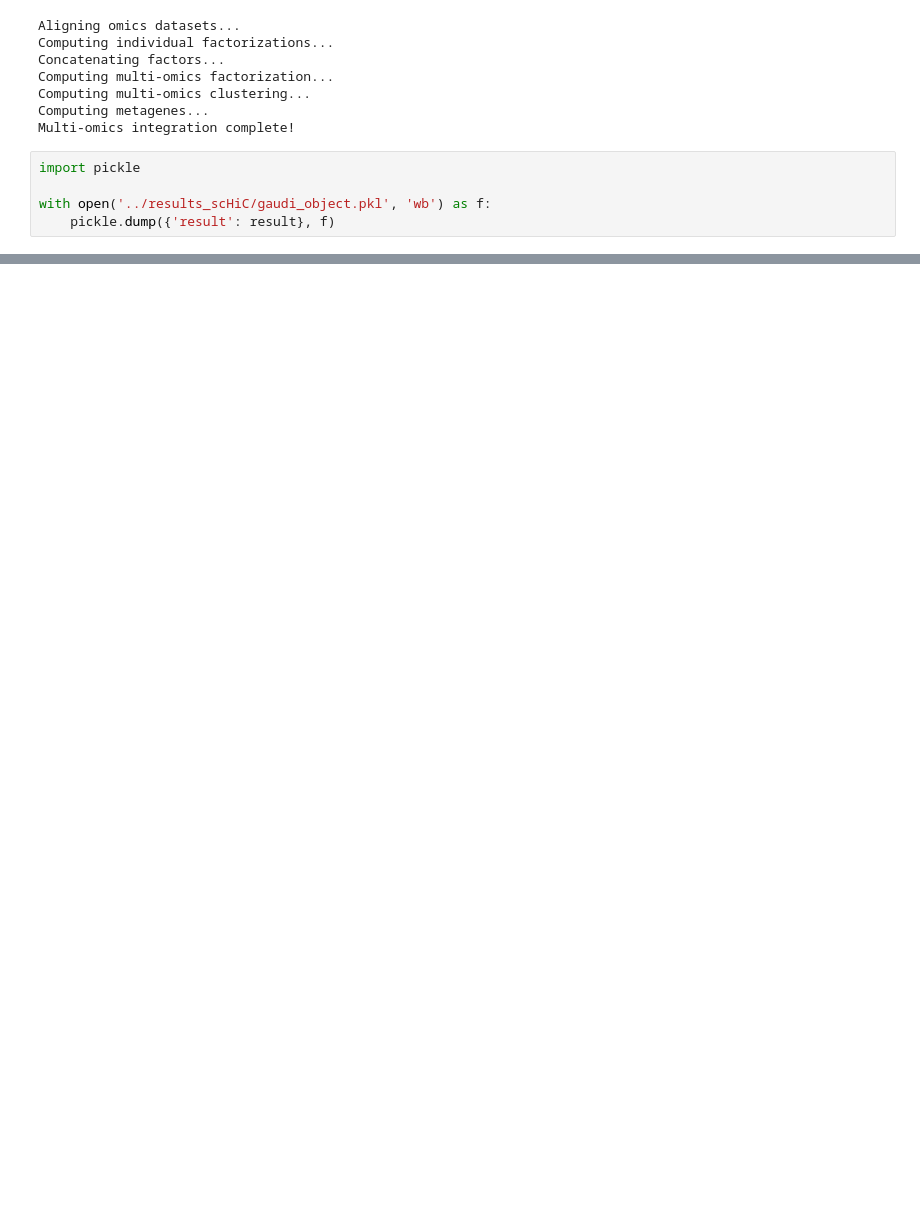
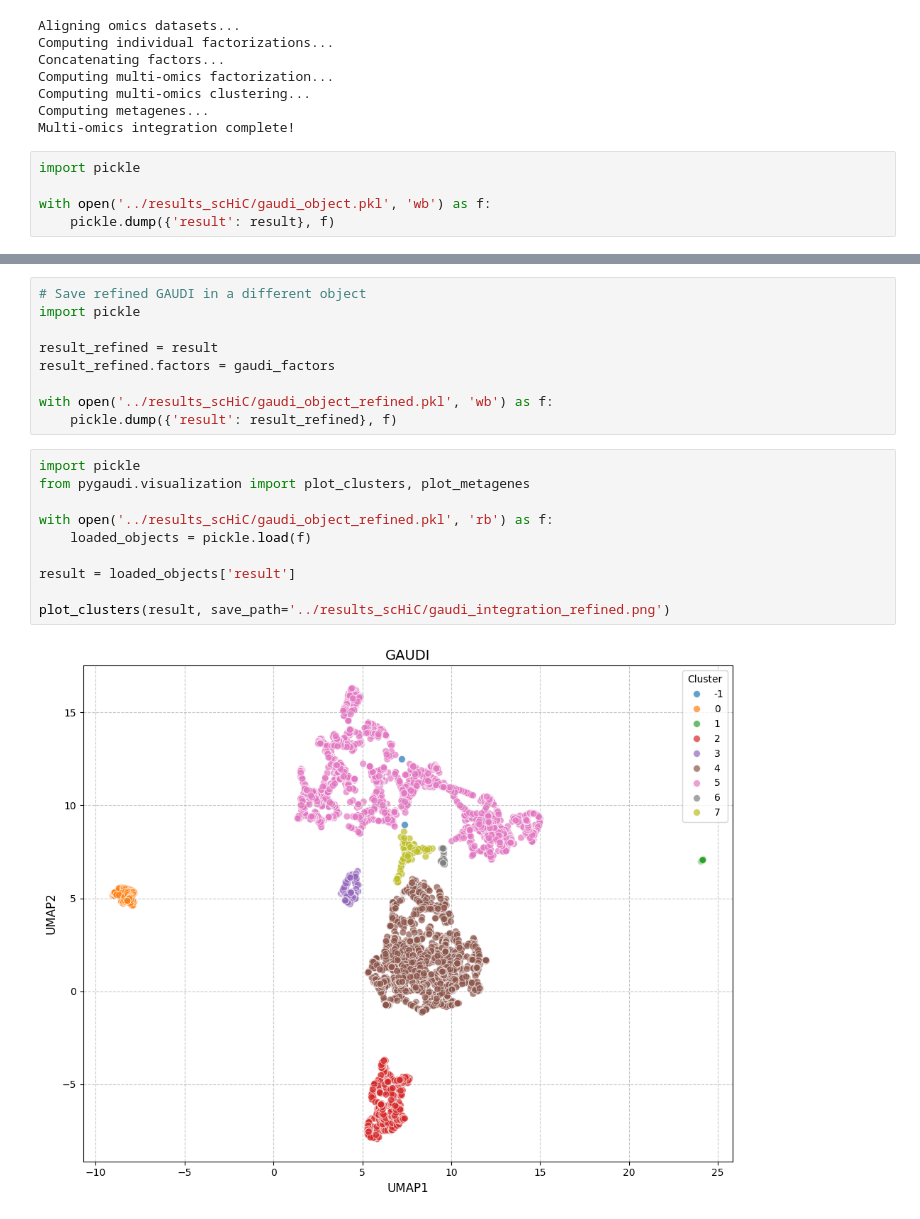
Before and after one commit to hirscheylab/umap_multiomics_integration, a Jupyter notebook: scripts/06_scHiC.ipynb, the cells around one changed output, grey strips where cells are left out. Saved outputs shown, nothing was run; the diff lists cells and outputs as text; blank space fills up the shorter version.

```diff
--- a/scripts/06_scHiC.ipynb
+++ b/scripts/06_scHiC.ipynb
@@ -605,0 +628,21 @@ plot_metagenes(result, umap_dim=1)
+# %%
+# Save refined GAUDI in a different object
+import pickle
+
+result_refined = result
+result_refined.factors = gaudi_factors
+
+with open('../results_scHiC/gaudi_object_refined.pkl', 'wb') as f:
+    pickle.dump({'result': result_refined}, f)
+# %%
+import pickle
+from pygaudi.visualization import plot_clusters, plot_metagenes
+
+with open('../results_scHiC/gaudi_object_refined.pkl', 'rb') as f:
+    loaded_objects = pickle.load(f)
+
+result = loaded_objects['result']
+
+plot_clusters(result, save_path='../results_scHiC/gaudi_integration_refined.png')
+# %% [output]
+[figure, added]
```
Also changed, not shown: parts of 16 cells of this notebook, 30 other files.
